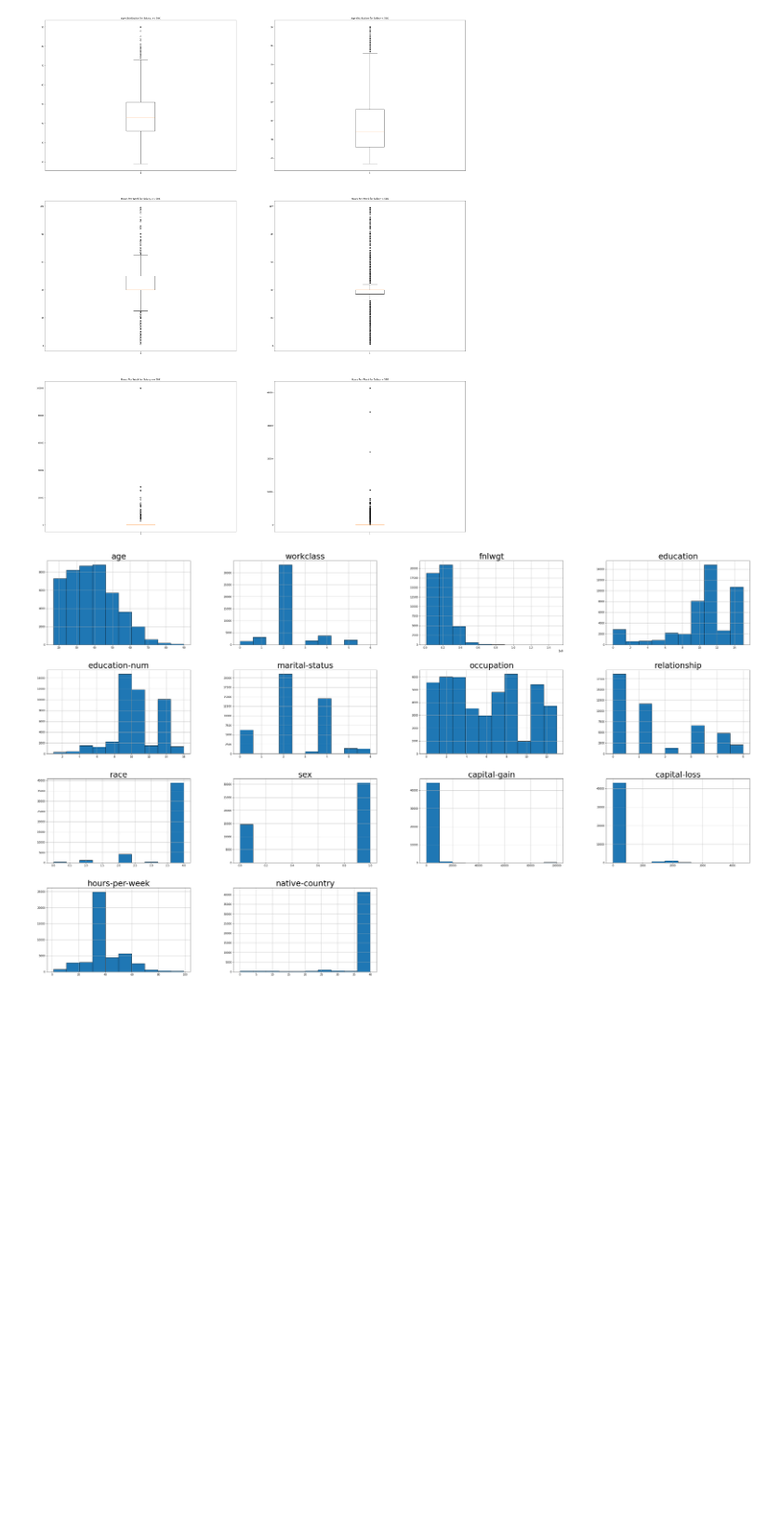
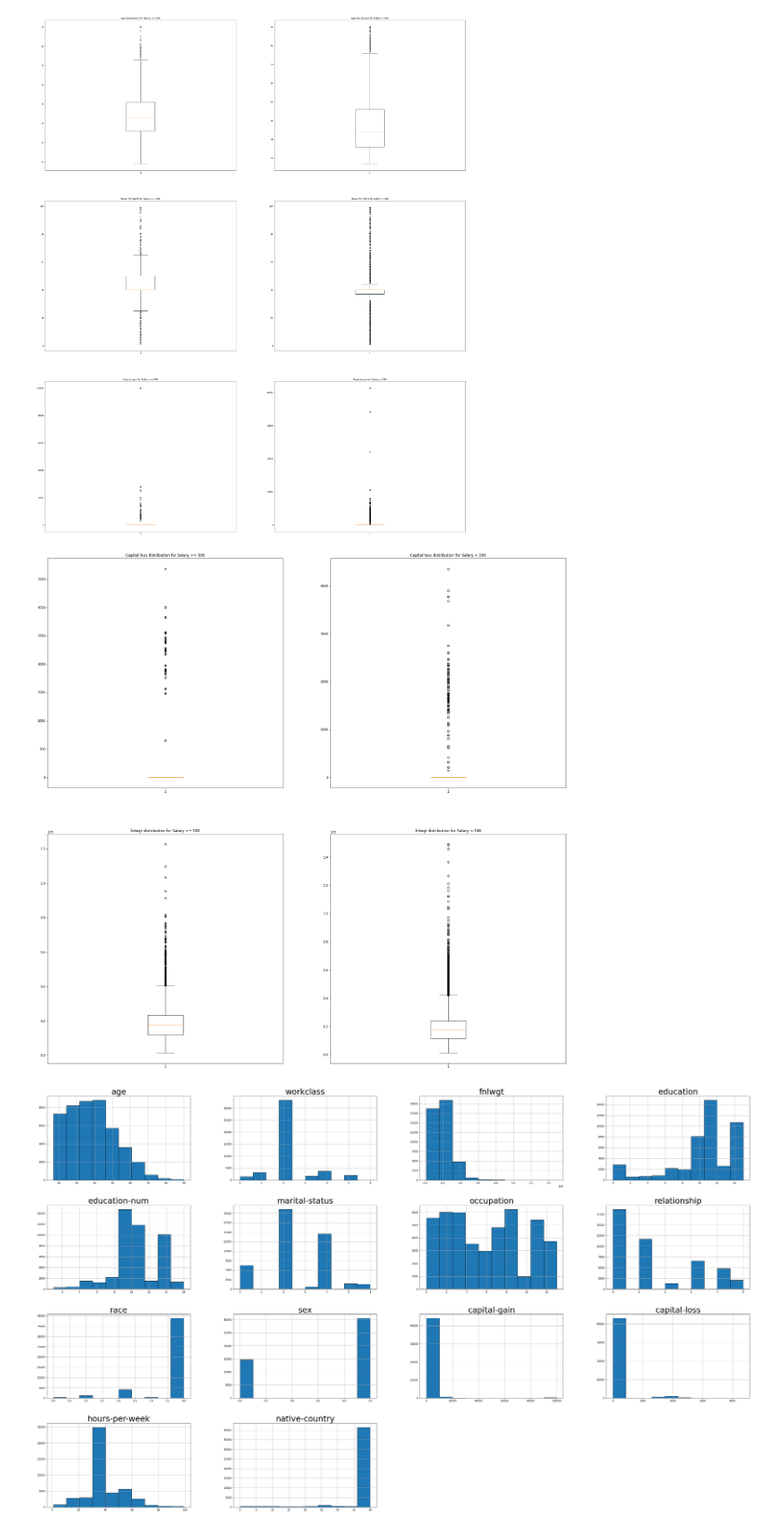
Before and after one commit to Bhargavi19/AdultDatasetAnalysis, a Jupyter notebook: Univariate_Analysis.ipynb, the cells around one changed output. Shown at 93% size. Drawn from its saved outputs; the diff is of its cells as text; code cells hidden in the pictures; blank space fills up the shorter version.

```diff
--- a/Univariate_Analysis.ipynb
+++ b/Univariate_Analysis.ipynb
@@ -107,6 +127,30 @@ plt.title('Hours Per Week for Salary < 50K')
 plt.show()
 # %% [output]
 [figure]
+# %%
+df = dataframe
+
+plt.figure(figsize=(30,30))
+
+plt.subplot(2, 2, 1)
+plt.boxplot(df[df['label']==1]['capital-loss'].values)
+plt.title('Capital loss distribution for Salary >= 50K')
+
+plt.subplot(2, 2, 2)
+plt.boxplot(df[df['label']==0]['capital-loss'].values)
+plt.title('Capital loss distribution for Salary < 50K')
+
+
+plt.subplot(2, 2, 3)
+plt.boxplot(df[df['label']==1]['fnlwgt'].values)
+plt.title('fnlwgt distribution for Salary >= 50K')
+
+plt.subplot(2, 2, 4)
+plt.boxplot(df[df['label']==0]['fnlwgt'].values)
+plt.title('fnlwgt distribution for Salary < 50K')
+plt.show()
+# %% [output]
+[figure, added]
 # %%
 fig = dataframe.hist(figsize=(50, 30), ec = 'k')
 p = [x.title.set_size(32) for x in fig.ravel()]
```
Also changed, not shown: parts of 3 cells of this notebook.
